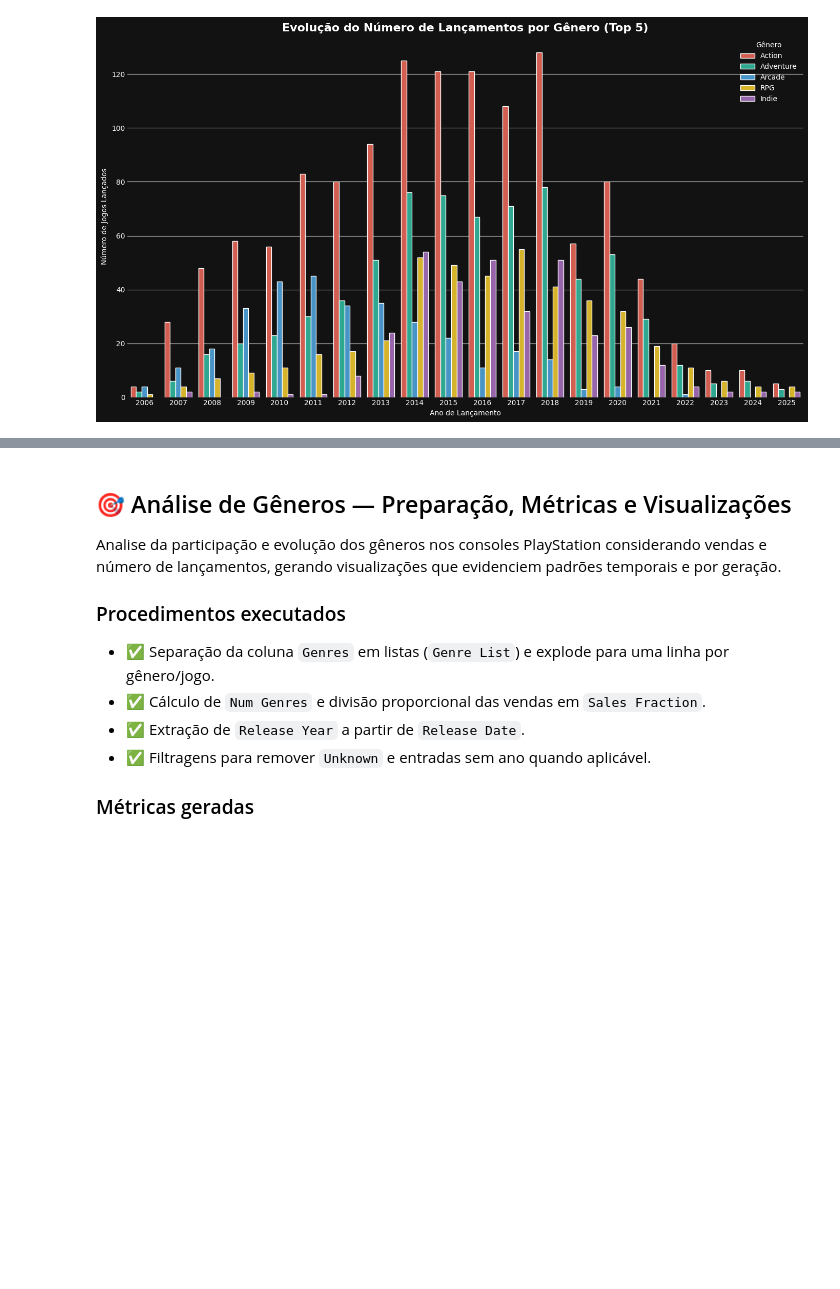
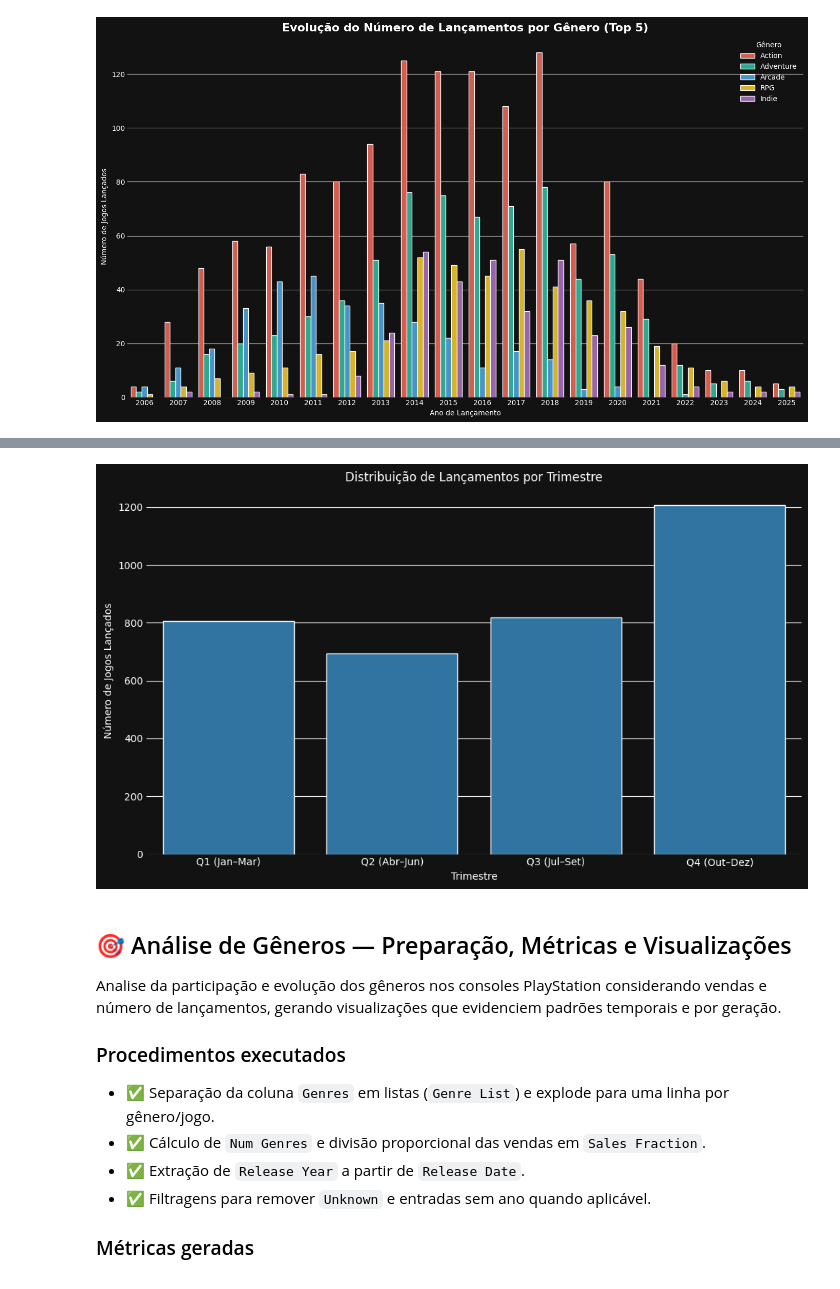
Before and after one commit to uAugustoVR/metadados-playstation, a Jupyter notebook: notebooks/analysis.ipynb, the cells around one changed output, grey strips where cells are left out. Saved outputs shown, nothing was run; the diff lists cells and outputs as text; code cells hidden in the pictures; blank space fills up the shorter version.

```diff
--- a/notebooks/analysis.ipynb
+++ b/notebooks/analysis.ipynb
@@ -1031,3 +1031,15 @@ plt.savefig(f'{cleaned_data_path}/evolution_num_games_by_genre.png', bbox_inches
 plt.show()
 # %% [output]
 [figure]
+# %%
+df_time = df_all[
+    (df_all['Release Date'] != 'Unknown Date')
+].copy()
+
+df_time['Release Date'] = pd.to_datetime(df_time['Release Date'], errors='coerce')
+df_time = df_time.dropna(subset=['Release Date'])
+
+df_time['Quarter'] = df_time['Release Date'].dt.to_period('Q')
+df_time['Quarter Num'] = df_time['Release Date'].dt.quarter
+
+df_time.head()
@@ -1034,3 +1053,32 @@ plt.show()
+# %%
+quarterly_releases = (
+    df_time
+    .groupby('Quarter Num')
+    .size()
+    .reset_index(name='Num Games')
+)
+
+plt.figure(figsize=(10, 6))
+
+sns.barplot(
+    data=quarterly_releases,
+    x='Quarter Num',
+    y='Num Games'
+)
+
+plt.title('Distribuição de Lançamentos por Trimestre')
+plt.xlabel('Trimestre')
+plt.ylabel('Número de Jogos Lançados')
+plt.xticks(
+    ticks=[0,1,2,3],
+    labels=['Q1 (Jan–Mar)', 'Q2 (Abr–Jun)', 'Q3 (Jul–Set)', 'Q4 (Out–Dez)']
+)
+
+plt.tight_layout()
+plt.savefig(f'{cleaned_data_path}/quarterly_game_releases.png', bbox_inches='tight')
+plt.show()
+# %% [output]
+[figure, added]
 # %% [markdown]
 ## 🎯 Análise de Gêneros — Preparação, Métricas e Visualizações
 
```
Also changed, not shown: parts of 11 cells of this notebook, 4 other files.
